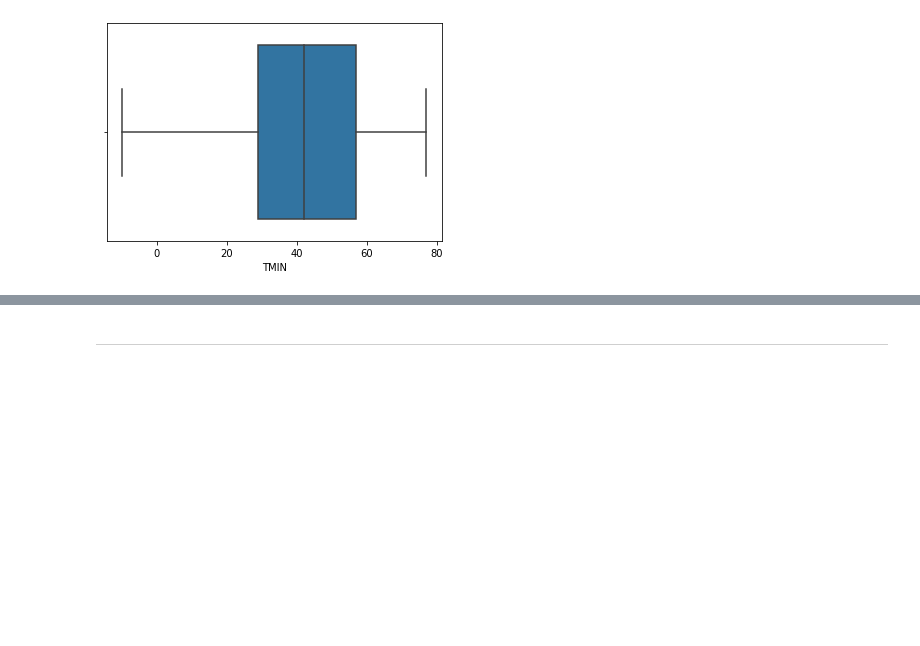
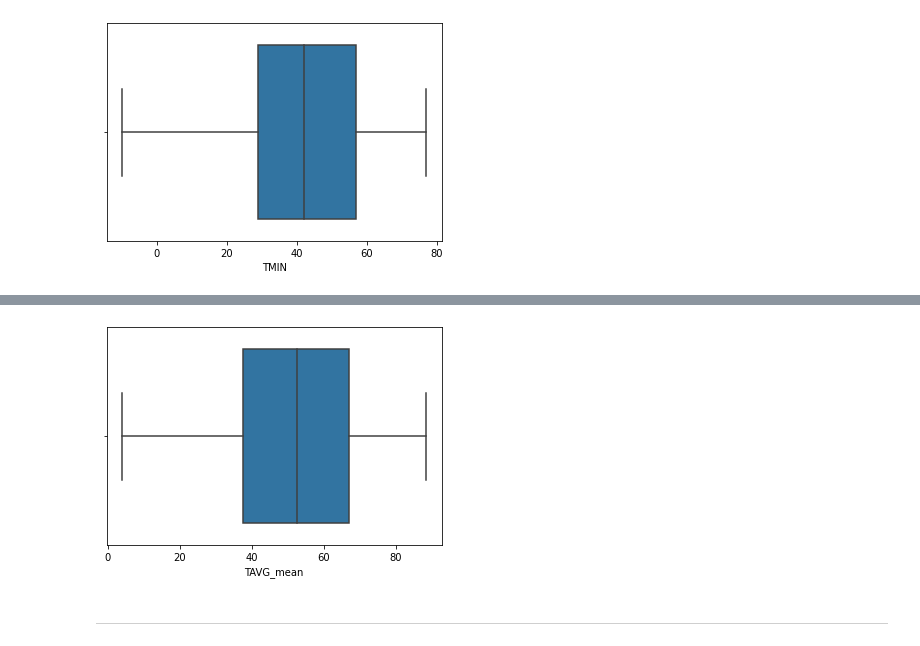
Before and after one commit to Ertugrul-Kurubal/Data-Analysis-With-Python-Projects, a Jupyter notebook: 04-Analyzing The Effect Of Weather On Policing (Student).ipynb, the cells around one changed output, grey strips where cells are left out. Saved outputs shown, nothing was run; the diff lists cells and outputs as text; code cells hidden in the pictures; blank space fills up the shorter version.

```diff
--- a/04-Analyzing The Effect Of Weather On Policing (Student).ipynb
+++ b/04-Analyzing The Effect Of Weather On Policing (Student).ipynb
@@ -99,3 +107,7 @@ sns.boxplot(x = df.TMIN);
+# %%
+sns.boxplot(x = df["TAVG_mean"]);
+# %% [output]
+[figure, added]
 # %% [markdown]
 ***
 # %% [markdown]
```
Also changed, not shown: parts of 6 cells of this notebook.
